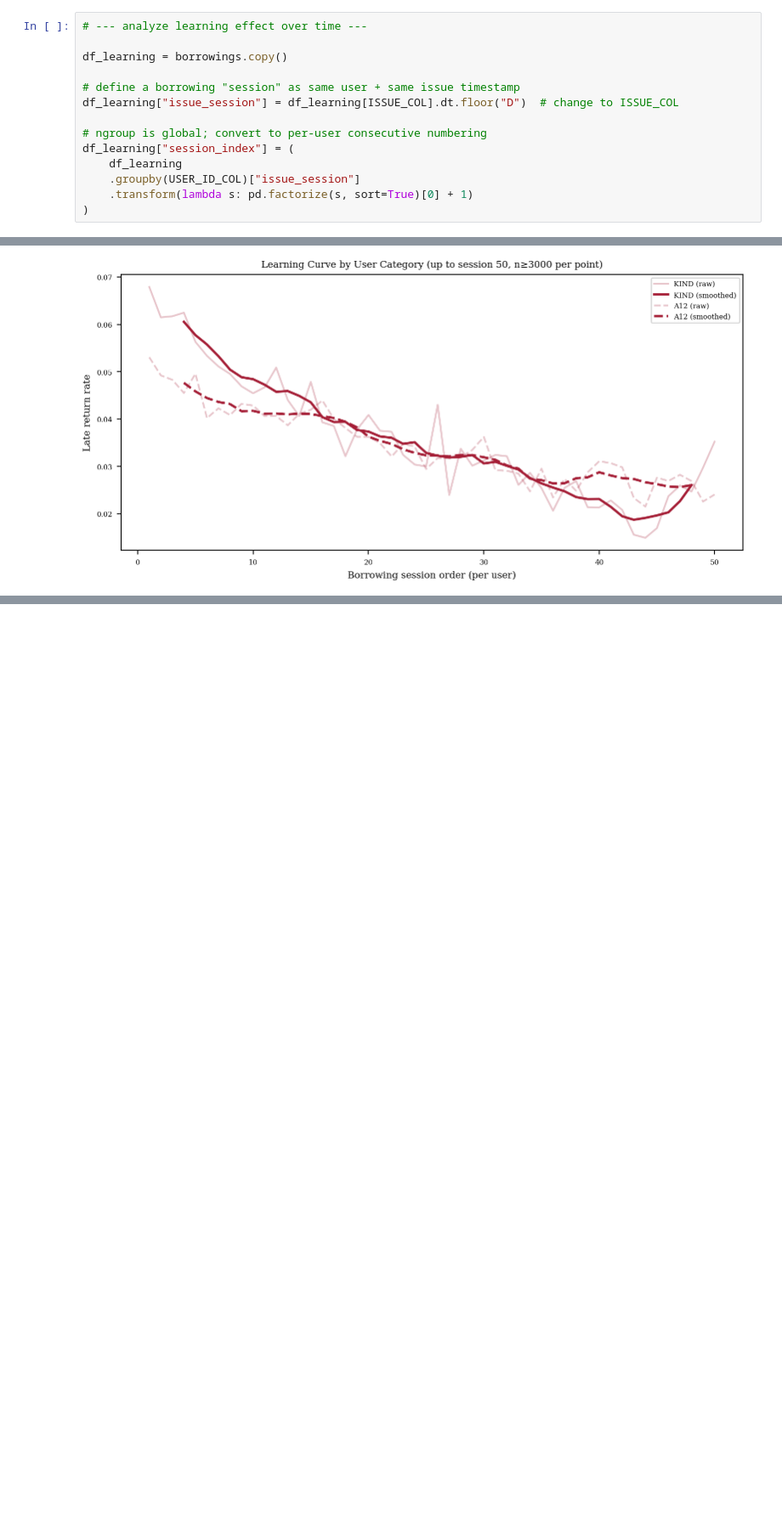
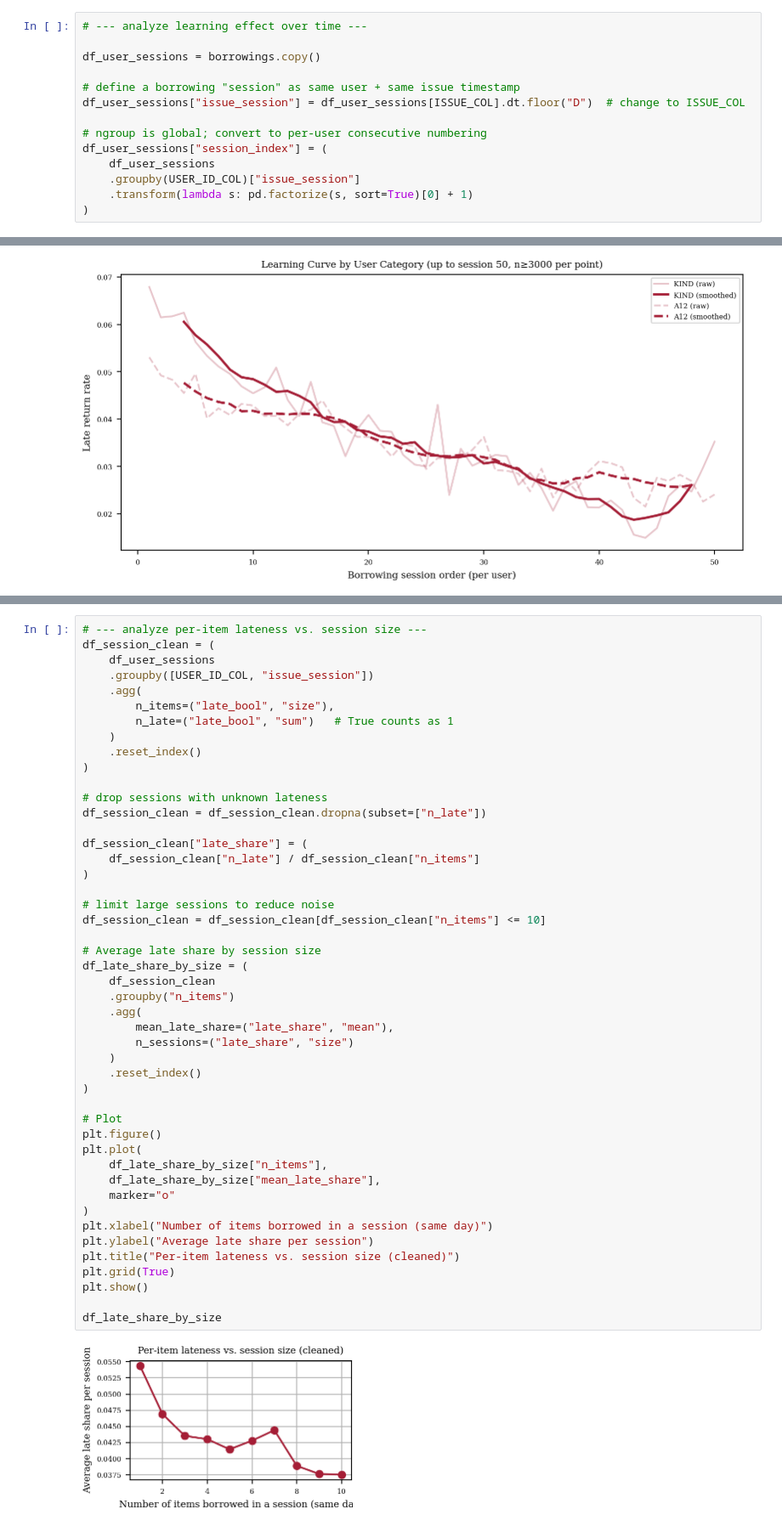
Before and after one commit to RobinAllgeier/Data_Literacy, a Jupyter notebook: exp/04_02_eda_user_behavior.ipynb, the cells around one changed output, grey strips where cells are left out. Shown at 85% size. Cells and saved outputs as stored; diff of their text form; blank space fills up the shorter version.

Commit message:
update eda user behavior, besprechung report

```diff
--- a/exp/04_02_eda_user_behavior.ipynb
+++ b/exp/04_02_eda_user_behavior.ipynb
@@ -220,14 +220,14 @@ This approach enables a more meaningful assessment of whether borrowing reliabil
 # %%
 # --- analyze learning effect over time ---
 
-df_learning = borrowings.copy()
+df_user_sessions = borrowings.copy()
 
 # define a borrowing "session" as same user + same issue timestamp
-df_learning["issue_session"] = df_learning[ISSUE_COL].dt.floor("D")  # change to ISSUE_COL
+df_user_sessions["issue_session"] = df_user_sessions[ISSUE_COL].dt.floor("D")  # change to ISSUE_COL
 
 # ngroup is global; convert to per-user consecutive numbering
-df_learning["session_index"] = (
-    df_learning
+df_user_sessions["session_index"] = (
+    df_user_sessions
     .groupby(USER_ID_COL)["issue_session"]
     .transform(lambda s: pd.factorize(s, sort=True)[0] + 1)
 )
@@ -470,0 +475,49 @@ plt.show()
+# %%
+# --- analyze per-item lateness vs. session size ---
+df_session_clean = (
+    df_user_sessions
+    .groupby([USER_ID_COL, "issue_session"])
+    .agg(
+        n_items=("late_bool", "size"),
+        n_late=("late_bool", "sum")   # True counts as 1
+    )
+    .reset_index()
+)
+
+# drop sessions with unknown lateness
+df_session_clean = df_session_clean.dropna(subset=["n_late"])
+
+df_session_clean["late_share"] = (
+    df_session_clean["n_late"] / df_session_clean["n_items"]
+)
+
+# limit large sessions to reduce noise
+df_session_clean = df_session_clean[df_session_clean["n_items"] <= 10]
+
+# Average late share by session size
+df_late_share_by_size = (
+    df_session_clean
+    .groupby("n_items")
+    .agg(
+        mean_late_share=("late_share", "mean"),
+        n_sessions=("late_share", "size")
+    )
+    .reset_index()
+)
+
+# Plot
+plt.figure()
+plt.plot(
+    df_late_share_by_size["n_items"],
+    df_late_share_by_size["mean_late_share"],
+    marker="o"
+)
+plt.xlabel("Number of items borrowed in a session (same day)")
+plt.ylabel("Average late share per session")
+plt.title("Per-item lateness vs. session size (cleaned)")
+plt.grid(True)
+plt.show()
+
+df_late_share_by_size
+# %% [output]
+[figure, added]
```
Also changed, not shown: parts of 3 cells of this notebook, 1 other file.
